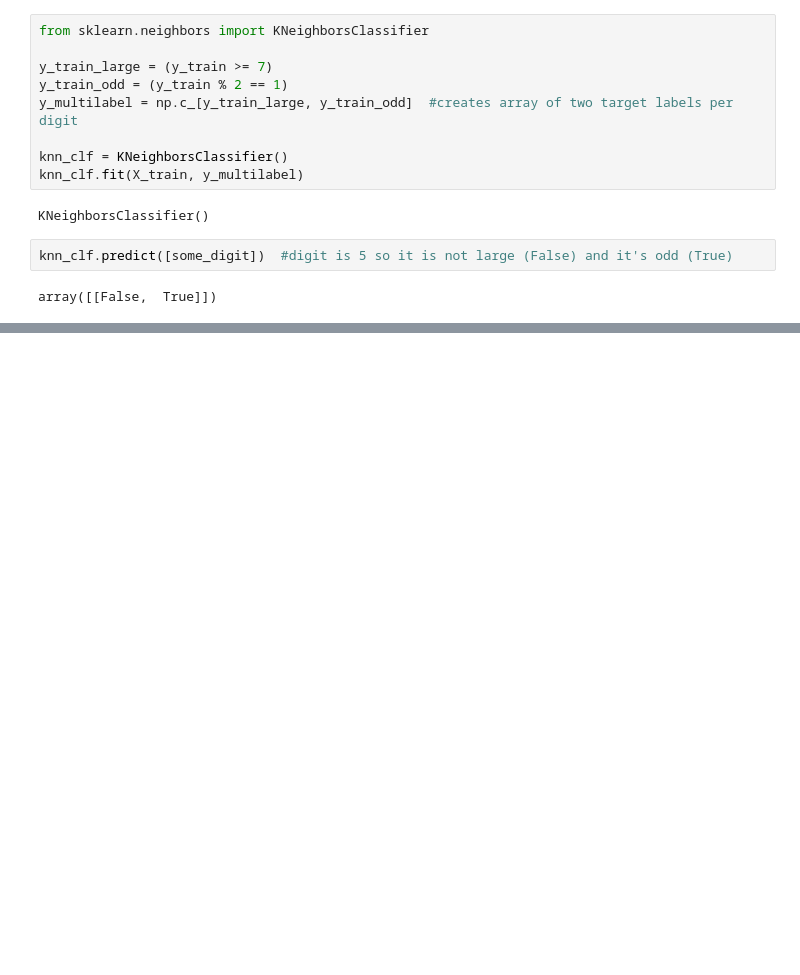
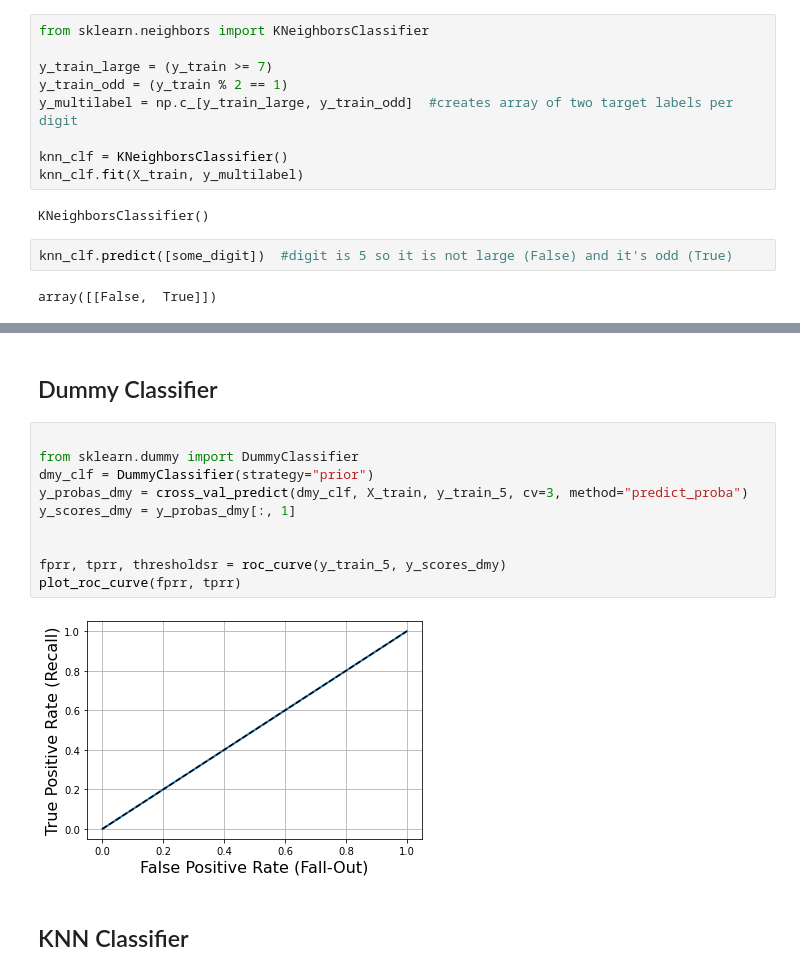
Before and after one commit to mrutyunjay17/Hands-On-Machine-Learning, a Jupyter notebook: mnist_classification/classification.ipynb, the cells around one changed output, grey strips where cells are left out. Saved outputs shown, nothing was run; the diff lists cells and outputs as text; blank space fills up the shorter version.

```diff
--- a/mnist_classification/classification.ipynb
+++ b/mnist_classification/classification.ipynb
@@ -456,0 +502,16 @@ f1_score(y_multilabel, y_train_knn_pred, average='macro') #assumes all labels ar
+# %% [markdown]
+## Dummy Classifier
+# %%
+
+from sklearn.dummy import DummyClassifier
+dmy_clf = DummyClassifier(strategy="prior")
+y_probas_dmy = cross_val_predict(dmy_clf, X_train, y_train_5, cv=3, method="predict_proba")
+y_scores_dmy = y_probas_dmy[:, 1]
+
+
+fprr, tprr, thresholdsr = roc_curve(y_train_5, y_scores_dmy)
+plot_roc_curve(fprr, tprr)
+# %% [output]
+[figure, added]
+# %% [markdown]
+## KNN Classifier
```
Also changed, not shown: parts of 13 cells of this notebook.
